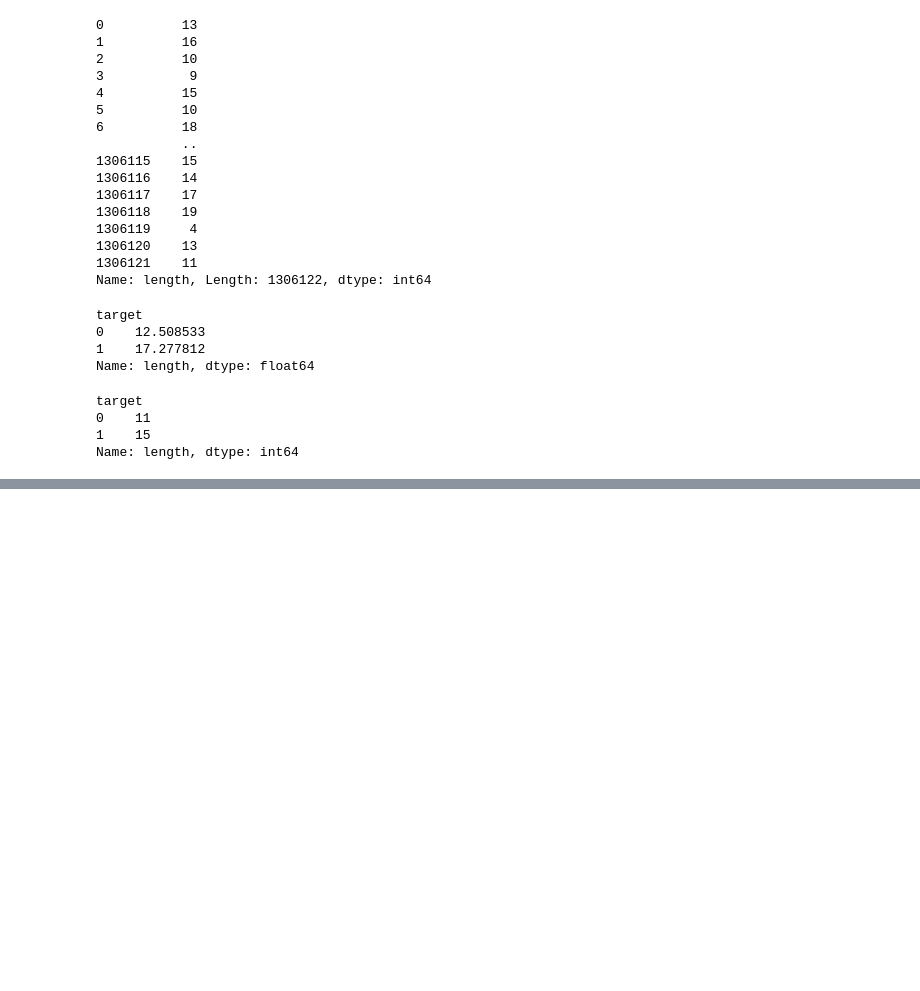
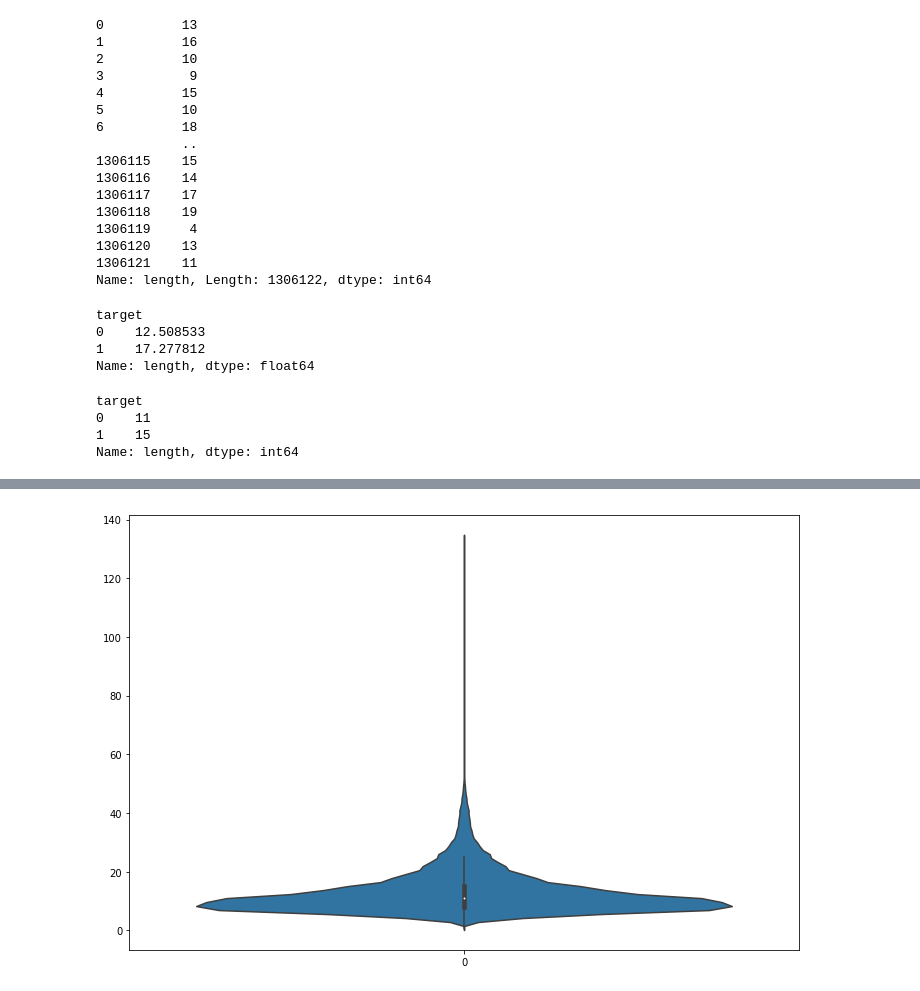
Before and after one commit to diwakarmalla/quora_insincere_ques_classification, a Jupyter notebook: notebooks/eda.ipynb, the cells around one changed output, grey strips where cells are left out. Saved outputs shown, nothing was run; the diff lists cells and outputs as text; code cells hidden in the pictures; blank space fills up the shorter version.

```diff
--- a/notebooks/eda.ipynb
+++ b/notebooks/eda.ipynb
@@ -117,0 +180,22 @@ df_train['question_text'].str.split().value_counts()
+# %%
+## Number of punctuations in the text ##
+df_train["num_punctuations"] =df_train['question_text'].apply(lambda x: len([c for c in str(x) if c in string.punctuation]) )
+df_test["num_punctuations"] =df_test['question_text'].apply(lambda x: len([c for c in str(x) if c in string.punctuation]) )
+# %%
+## Number of title case words in the text ##
+df_train["num_words_upper"] = df_train["question_text"].apply(lambda x: len([w for w in str(x).split() if w.isupper()]))
+df_test["num_words_upper"] = df_test["question_text"].apply(lambda x: len([w for w in str(x).split() if w.isupper()]))
+# %%
+## Number of title case words in the text ##
+df_train["num_words_title"] = df_train["question_text"].apply(lambda x: len([w for w in str(x).split() if w.istitle()]))
+df_test["num_words_title"] = df_test["question_text"].apply(lambda x: len([w for w in str(x).split() if w.istitle()]))
+# %%
+## Average length of the words in the text ##
+df_train["mean_word_len"] = df_train["question_text"].apply(lambda x: np.mean([len(w) for w in str(x).split()]))
+df_test["mean_word_len"] = df_test["question_text"].apply(lambda x: np.mean([len(w) for w in str(x).split()]))
+# %%
+plt.figure(figsize=(12,8))
+sns.violinplot(data=df_train['num_words'])
+plt.show()
+# %% [output]
+[figure, added]
```
Also changed, not shown: parts of 24 cells of this notebook.
